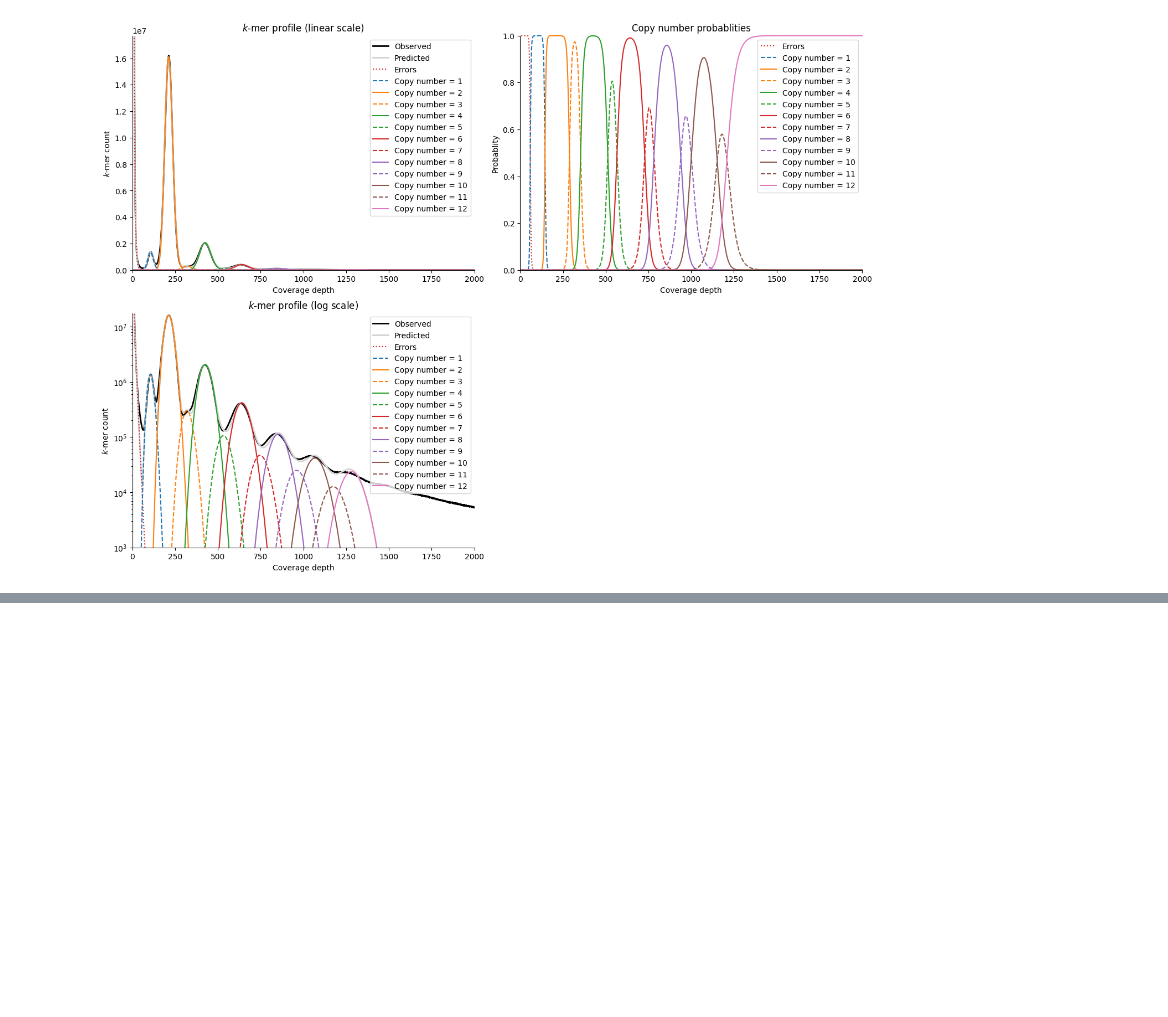
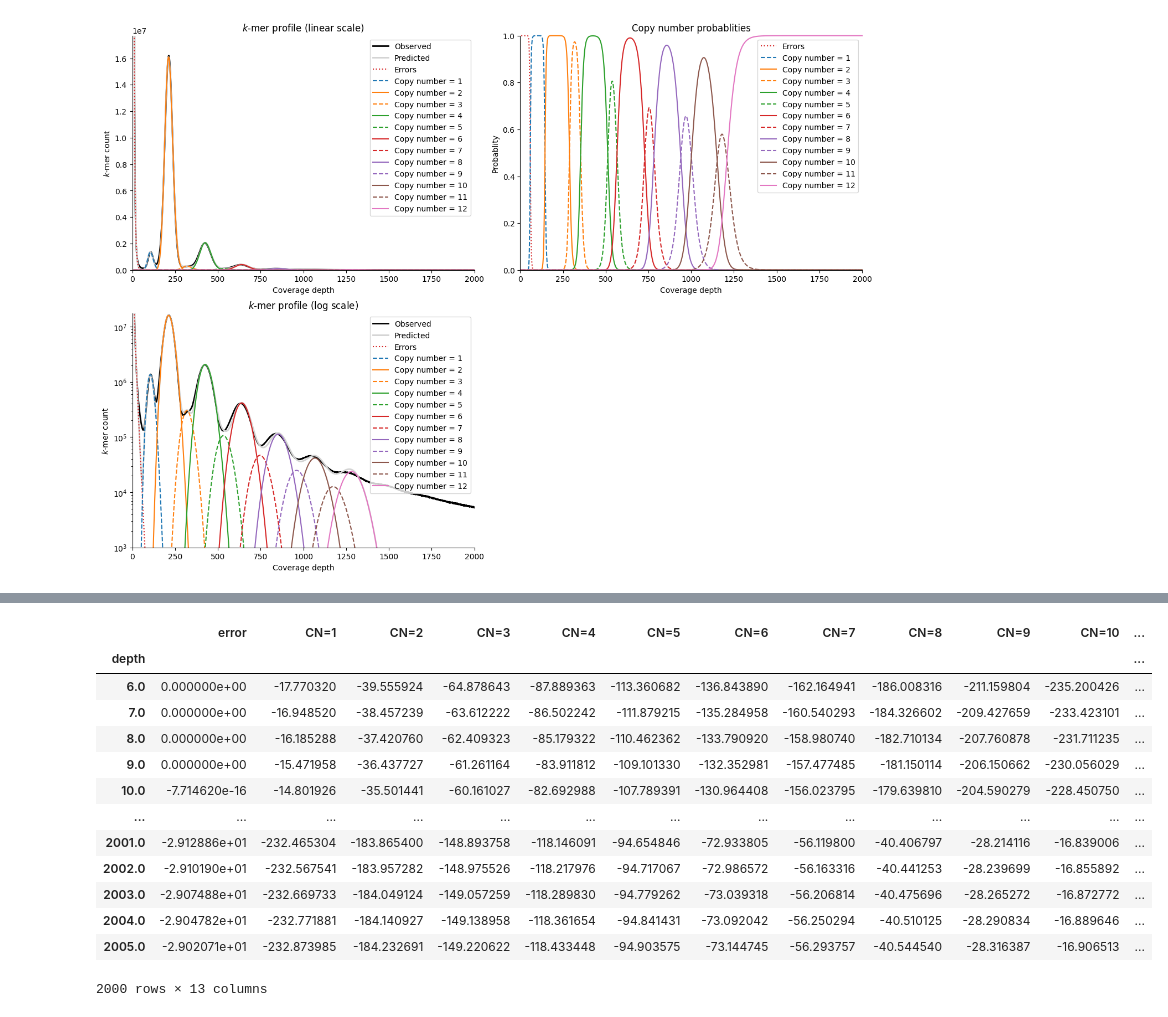
Before and after one commit to jzhang-dev/kmer-profile-decomposer, a Jupyter notebook: demo.py.ipynb, the cells around one changed output, grey strips where cells are left out. Drawn from its saved outputs; the diff is of its cells as text; code cells hidden in the pictures; blank space fills up the shorter version.

```diff
--- a/demo.py.ipynb
+++ b/demo.py.ipynb
@@ -23,0 +40,24 @@ axes[1, 1].axis('off')
+# %%
+log_prob_df = pd.DataFrame(
+    dict(
+        depth=result.depths,
+        error=result.error_log_probablities,
+        **{f"CN={x}": probablities for x, probablities in result.peak_log_probablities.items()},
+    ), dtype=np.float128,
+).set_index("depth").iloc[:2000, :]
+log_prob_df
+# %% [output]
+|  | error | CN=1 | CN=2 | CN=3 | CN=4 | CN=5 | CN=6 | CN=7 | CN=8 | CN=9 | CN=10 | ... |
+| depth |  |  |  |  |  |  |  |  |  |  |  | ... |
+| 6.0 | 0.000000e+00 | -17.770320 | -39.555924 | -64.878643 | -87.889363 | -113.360682 | -136.843890 | -162.164941 | -186.008316 | -211.159804 | -235.200426 | ... |
+| 7.0 | 0.000000e+00 | -16.948520 | -38.457239 | -63.612222 | -86.502242 | -111.879215 | -135.284958 | -160.540293 | -184.326602 | -209.427659 | -233.423101 | ... |
+| 8.0 | 0.000000e+00 | -16.185288 | -37.420760 | -62.409323 | -85.179322 | -110.462362 | -133.790920 | -158.980740 | -182.710134 | -207.760878 | -231.711235 | ... |
+| 9.0 | 0.000000e+00 | -15.471958 | -36.437727 | -61.261164 | -83.911812 | -109.101330 | -132.352981 | -157.477485 | -181.150114 | -206.150662 | -230.056029 | ... |
+| 10.0 | -7.714620e-16 | -14.801926 | -35.501441 | -60.161027 | -82.692988 | -107.789391 | -130.964408 | -156.023795 | -179.639810 | -204.590279 | -228.450750 | ... |
+| ... | ... | ... | ... | ... | ... | ... | ... | ... | ... | ... | ... | ... |
+| 2001.0 | -2.912886e+01 | -232.465304 | -183.865400 | -148.893758 | -118.146091 | -94.654846 | -72.933805 | -56.119800 | -40.406797 | -28.214116 | -16.839006 | ... |
+| 2002.0 | -2.910190e+01 | -232.567541 | -183.957282 | -148.975526 | -118.217976 | -94.717067 | -72.986572 | -56.163316 | -40.441253 | -28.239699 | -16.855892 | ... |
+| 2003.0 | -2.907488e+01 | -232.669733 | -184.049124 | -149.057259 | -118.289830 | -94.779262 | -73.039318 | -56.206814 | -40.475696 | -28.265272 | -16.872772 | ... |
+| 2004.0 | -2.904782e+01 | -232.771881 | -184.140927 | -149.138958 | -118.361654 | -94.841431 | -73.092042 | -56.250294 | -40.510125 | -28.290834 | -16.889646 | ... |
+| 2005.0 | -2.902071e+01 | -232.873985 | -184.232691 | -149.220622 | -118.433448 | -94.903575 | -73.144745 | -56.293757 | -40.544540 | -28.316387 | -16.906513 | ... |
+2000 rows × 13 columns
```
Also changed, not shown: parts of 4 cells of this notebook, 4 other files.
